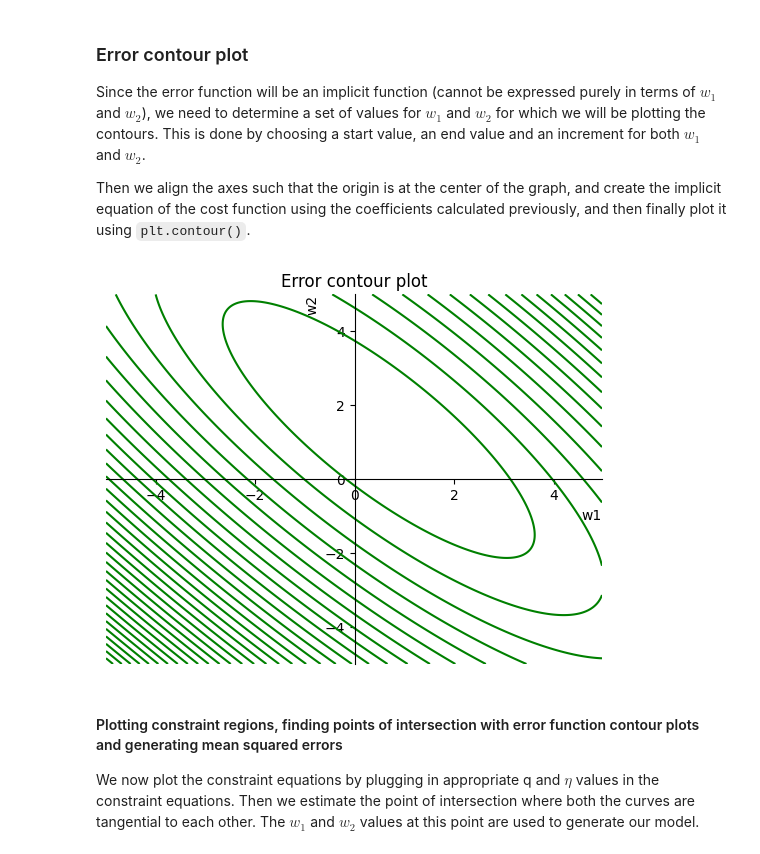
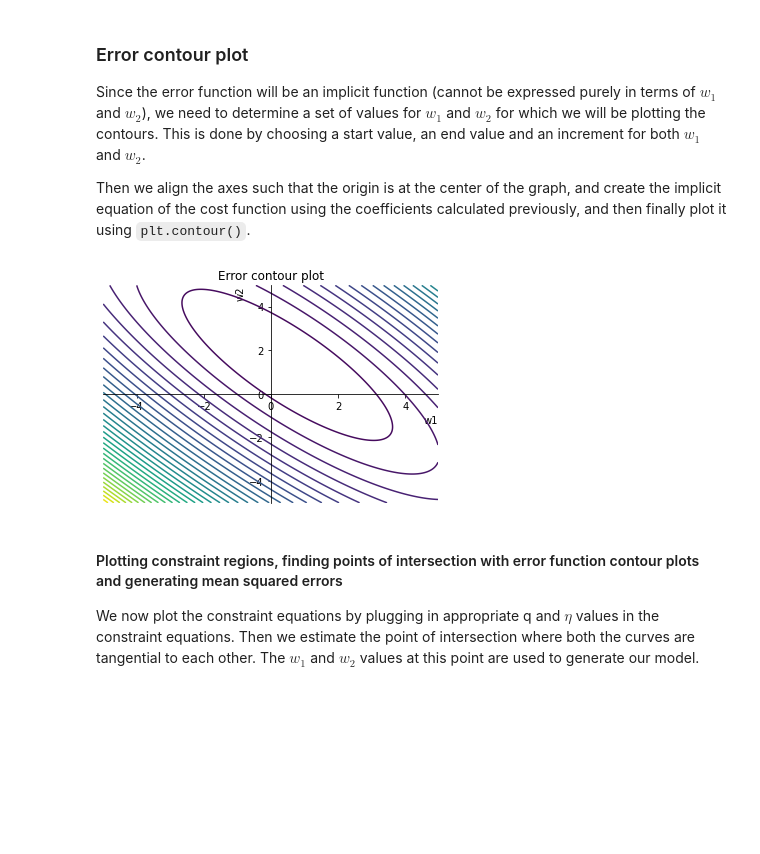
Before and after one commit to mokshith002/FODS-Assignment-1, a Jupyter notebook: 1C.ipynb, the cells around one changed output. Drawn from its saved outputs; the diff is of its cells as text; code cells hidden in the pictures; blank space fills up the shorter version.

```diff
--- a/1C.ipynb
+++ b/1C.ipynb
@@ -67,23 +67,23 @@ Then we align the axes such that the origin is at the center of the graph, and c
 # %%
 delta = 0.025
 w1_range = np.arange(-5.0, 5.0, delta)
 w2_range = np.arange(-5.0, 5.0, delta)
 w1, w2 = np.meshgrid(w1_range, w2_range)
 
 ax = plt.gca()
 ax.spines['top'].set_color('none')
 ax.spines['left'].set_position('zero')
 ax.spines['right'].set_color('none')
 ax.spines['bottom'].set_position('zero')
 
 cost_func = w1_sq_coeff * w1 * w1 + w2_sq_coeff * w2 * w2 + w1w2_coeff * w1 * w2 + w1_coeff * w1 + w2_coeff * w2 + const
-plt.contour(w1, w2, cost_func, 40, colors = 'g')
+plt.contour(w1, w2, cost_func, 40)
 plt.xlabel("w1", loc='right')
 plt.ylabel("w2", loc='top')
 plt.title("Error contour plot")
 plt.show()
 # %% [output]
-[figure, old version]
+[figure, new version]
 # %% [markdown]
 #### Plotting constraint regions, finding points of intersection with error function contour plots and generating mean squared errors
 
```
Also changed, not shown: parts of 8 cells of this notebook, 17 other files.
